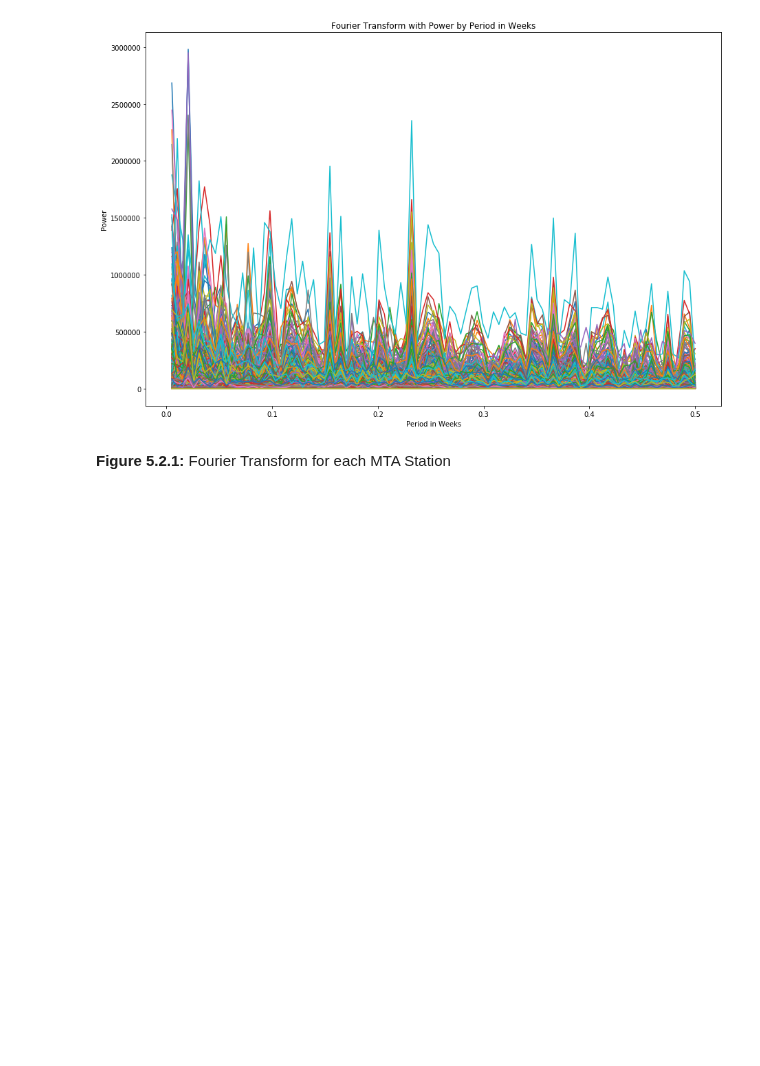
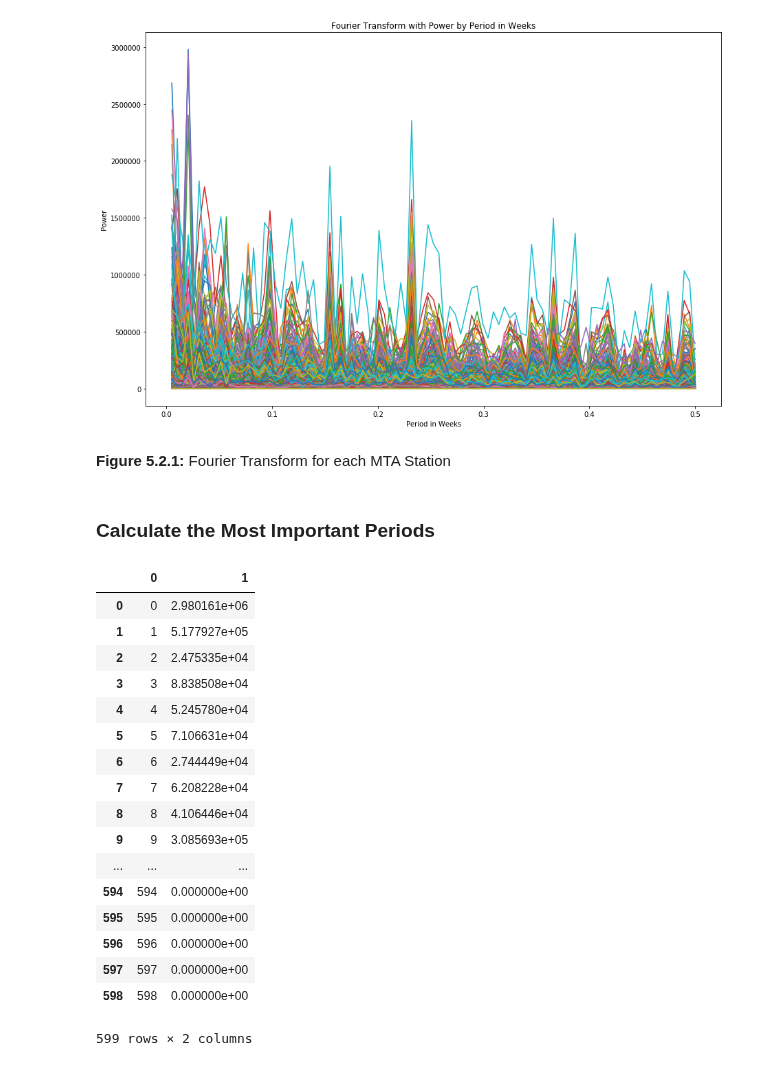
Before and after one commit to seanandrewchen/PUI2017_sac820, a Jupyter notebook: HW10_sac820/HW10_sac820.ipynb, the cells around one changed output. Drawn from its saved outputs; the diff is of its cells as text; code cells hidden in the pictures; blank space fills up the shorter version.

```diff
--- a/HW10_sac820/HW10_sac820.ipynb
+++ b/HW10_sac820/HW10_sac820.ipynb
@@ -532,3 +525,34 @@ Text(0.5,1,'Fourier Transform with Power by Period in Weeks')
 [figure]
 # %% [markdown]
 **Figure 5.2.1:** Fourier Transform for each MTA Station
+# %% [markdown]
+### Calculate the Most Important Periods
+# %%
+power = []
+for i in range(599):
+    power.append(np.abs(np.fft.rfft(stationData[i]))[4])
+
+station = list(tuple(range(0,600,1)))
+# %%
+powerCalc = pd.DataFrame(list(zip(station, power)))
+# %%
+powerCalc
+# %% [output]
+|  | 0 | 1 |
+| 0 | 0 | 2.980161e+06 |
+| 1 | 1 | 5.177927e+05 |
+| 2 | 2 | 2.475335e+04 |
+| 3 | 3 | 8.838508e+04 |
+| 4 | 4 | 5.245780e+04 |
+| 5 | 5 | 7.106631e+04 |
+| 6 | 6 | 2.744449e+04 |
+| 7 | 7 | 6.208228e+04 |
+| 8 | 8 | 4.106446e+04 |
+| 9 | 9 | 3.085693e+05 |
+| ... | ... | ... |
+| 594 | 594 | 0.000000e+00 |
+| 595 | 595 | 0.000000e+00 |
+| 596 | 596 | 0.000000e+00 |
+| 597 | 597 | 0.000000e+00 |
+| 598 | 598 | 0.000000e+00 |
+599 rows × 2 columns
```
Also changed, not shown: parts of 4 cells of this notebook.
